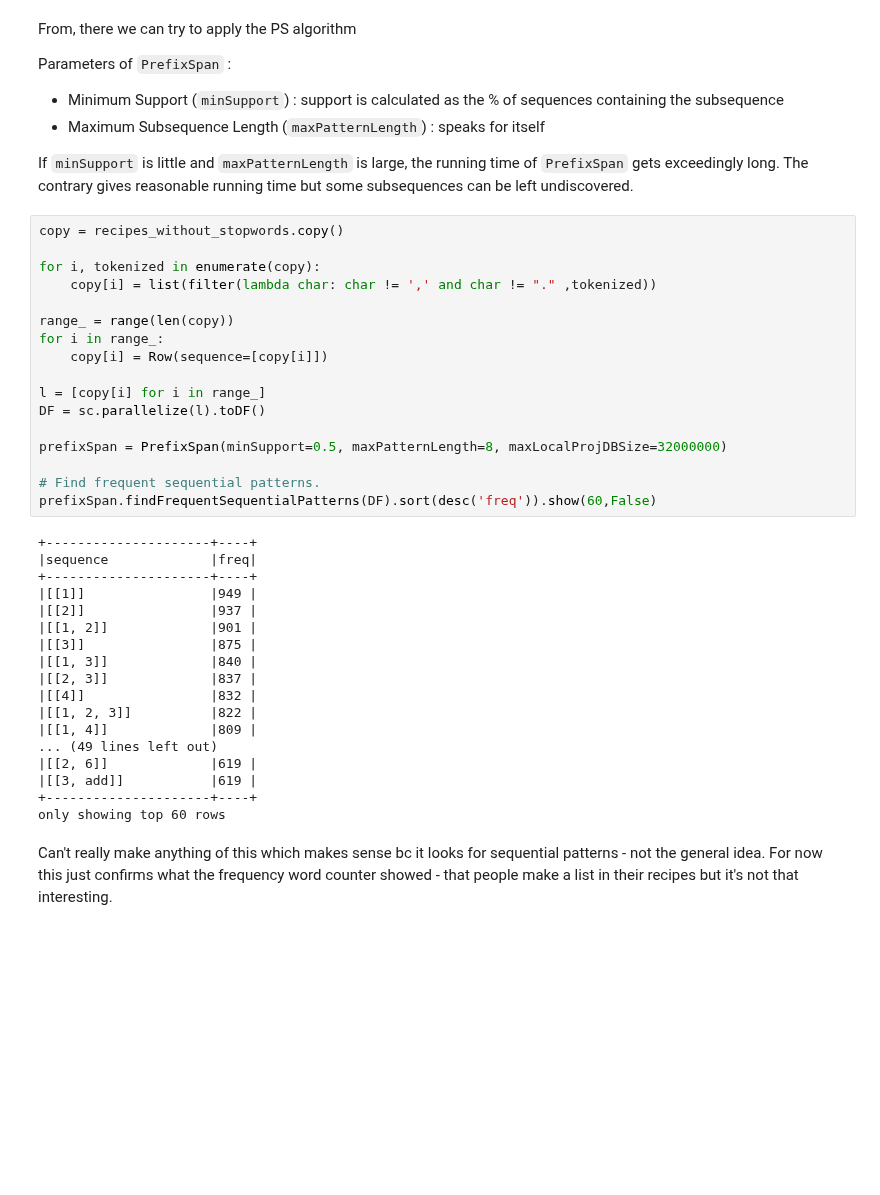
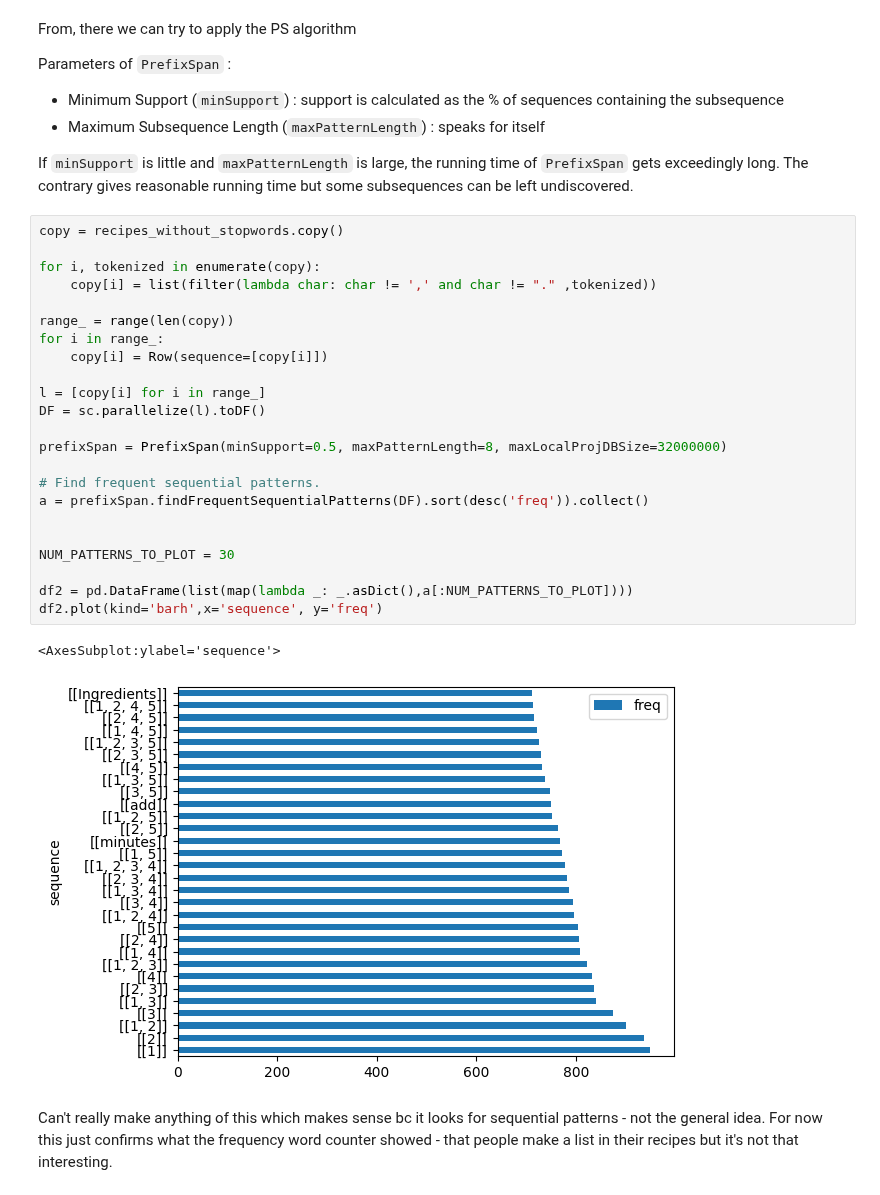
Before and after one commit to lucamouchel/Understanding-Revision-Behavior, a Jupyter notebook: Project.ipynb, the cells around one changed output. Drawn from its saved outputs; the diff is of its cells as text; blank space fills up the shorter version.

```diff
--- a/Project.ipynb
+++ b/Project.ipynb
@@ -176,38 +189,29 @@
 # %%
 copy = recipes_without_stopwords.copy()
 
 for i, tokenized in enumerate(copy):
     copy[i] = list(filter(lambda char: char != ',' and char != "." ,tokenized))
 
 range_ = range(len(copy))
 for i in range_:
     copy[i] = Row(sequence=[copy[i]])
 
 l = [copy[i] for i in range_]
 DF = sc.parallelize(l).toDF()
 
 prefixSpan = PrefixSpan(minSupport=0.5, maxPatternLength=8, maxLocalProjDBSize=32000000)
 
 # Find frequent sequential patterns.
-prefixSpan.findFrequentSequentialPatterns(DF).sort(desc('freq')).show(60,False)
+a = prefixSpan.findFrequentSequentialPatterns(DF).sort(desc('freq')).collect()
+
+
+NUM_PATTERNS_TO_PLOT = 30
+
+df2 = pd.DataFrame(list(map(lambda _: _.asDict(),a[:NUM_PATTERNS_TO_PLOT])))
+df2.plot(kind='barh',x='sequence', y='freq')
 # %% [output]
-+---------------------+----+
-|sequence             |freq|
-+---------------------+----+
-|[[1]]                |949 |
-|[[2]]                |937 |
-|[[1, 2]]             |901 |
-|[[3]]                |875 |
-|[[1, 3]]             |840 |
-|[[2, 3]]             |837 |
-|[[4]]                |832 |
-|[[1, 2, 3]]          |822 |
-|[[1, 4]]             |809 |
-... (49 lines left out)
-|[[2, 6]]             |619 |
-|[[3, add]]           |619 |
-+---------------------+----+
-only showing top 60 rows
+<AxesSubplot:ylabel='sequence'>
+[figure, added]
 # %% [markdown]
 Can't really make anything of this which makes sense bc it looks for sequential patterns - not the general idea. For now this just confirms what the frequency word counter showed - that people make a list in their recipes but it's not that interesting.
 # %% [markdown]
```
Also changed, not shown: parts of 6 cells of this notebook.
